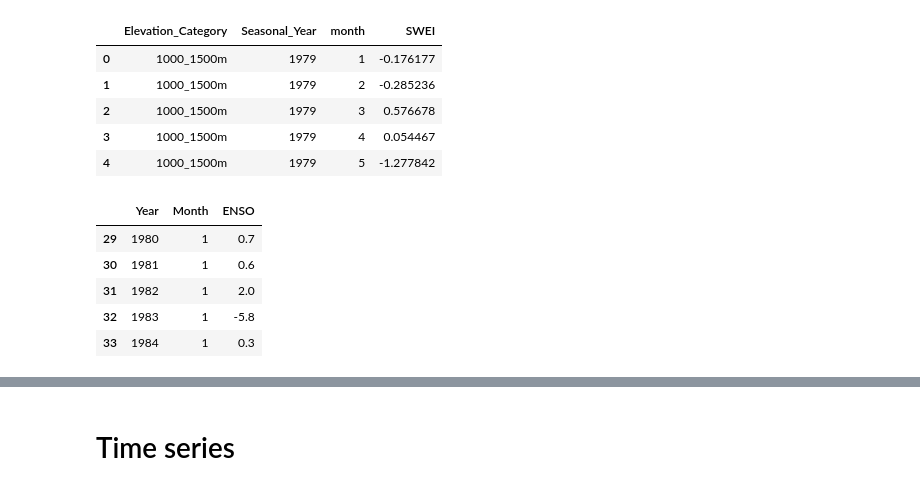
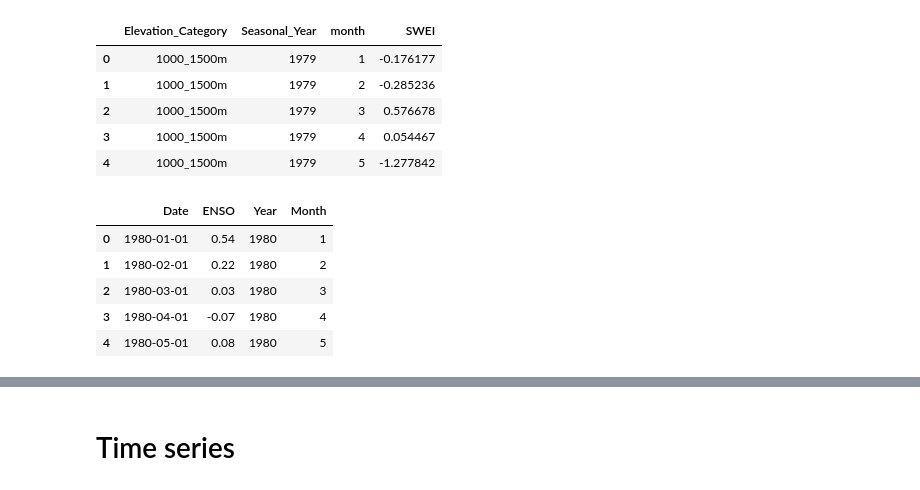
Before and after one commit to Nadiesenali/ENSO_effects_SD, a Jupyter notebook: notebooks/1_ENSO_SWEI_relationship.ipynb, the cells around one changed output, grey strips where cells are left out. Saved outputs shown, nothing was run; the diff lists cells and outputs as text; code cells hidden in the pictures.

```diff
--- a/notebooks/1_ENSO_SWEI_relationship.ipynb
+++ b/notebooks/1_ENSO_SWEI_relationship.ipynb
@@ -15,7 +22,7 @@ sys.path.append(str(project_root))
 config = {
     'SWEI_8mo_input_data': project_root / 'data' / 'input_data' / 'bow_casr_swei_8mo.csv',
     'SWEI_1mo_input_data': project_root / 'data' / 'input_data' / 'bow_casr_swei_1mo.csv',
-    'ENSO_input_data': project_root / 'data' / 'input_data' / 'teleconnection_indices.csv',
+    'ENSO_input_data': project_root / 'data' / 'input_data' / 'nina34.anom.csv',
     'output_dir': project_root / 'data' / 'output_data',
     'plots_dir': project_root / 'data' / 'output_plots',
 }
@@ -75,18 +82,30 @@ display(swei_1mo_data_avg.head())
 # %%
 # Load ENSO data
 enso_data = pd.read_csv(config['ENSO_input_data'])
 
 # choose data for years 1980-2024 and month 10,11,12,1,2,3,4,5
-enso_data = enso_data[(enso_data['Year'] >= 1980)  & (enso_data['Year'] <= 2024) & (enso_data['Month'].isin([10,11,12,1,2,3,4,5]))]
+# normalize ENSO file columns, parse dates and values, then filter
+col_date = next((c for c in enso_data.columns if 'date' in c.lower()), enso_data.columns[0])
+col_enso = next((c for c in enso_data.columns if any(k in c.lower() for k in ['nino','enso','anom'])), enso_data.columns[1] if len(enso_data.columns)>1 else enso_data.columns[0])
 
-# Drop NAO
-enso_data = enso_data.drop(columns=['NAO'])
+enso_data = enso_data.rename(columns={col_date: 'Date', col_enso: 'ENSO'})
+enso_data['Date'] = pd.to_datetime(enso_data['Date'], errors='coerce')
+enso_data['Year'] = enso_data['Date'].dt.year
+enso_data['Month'] = enso_data['Date'].dt.month
+enso_data['ENSO'] = pd.to_numeric(enso_data['ENSO'], errors='coerce')
+enso_data.loc[enso_data['ENSO'] <= -90, 'ENSO'] = np.nan  # mask sentinel missing values
+
+# choose data for years 1980-2024 and months Oct–May
+enso_data = enso_data[
+    (enso_data['Year'].between(1980, 2024)) &
+    (enso_data['Month'].isin([10,11,12,1,2,3,4,5]))
+].reset_index(drop=True)
 
 display(enso_data.head())
 # %% [output]
-|  | Year | Month | ENSO |
-| 29 | 1980 | 1 | 0.7 |
-| 30 | 1981 | 1 | 0.6 |
-| 31 | 1982 | 1 | 2.0 |
-| 32 | 1983 | 1 | -5.8 |
-| 33 | 1984 | 1 | 0.3 |
+|  | Date | ENSO | Year | Month |
+| 0 | 1980-01-01 | 0.54 | 1980 | 1 |
+| 1 | 1980-02-01 | 0.22 | 1980 | 2 |
+| 2 | 1980-03-01 | 0.03 | 1980 | 3 |
+| 3 | 1980-04-01 | -0.07 | 1980 | 4 |
+| 4 | 1980-05-01 | 0.08 | 1980 | 5 |
```
Also changed, not shown: parts of 25 cells of this notebook, 16 other files.
